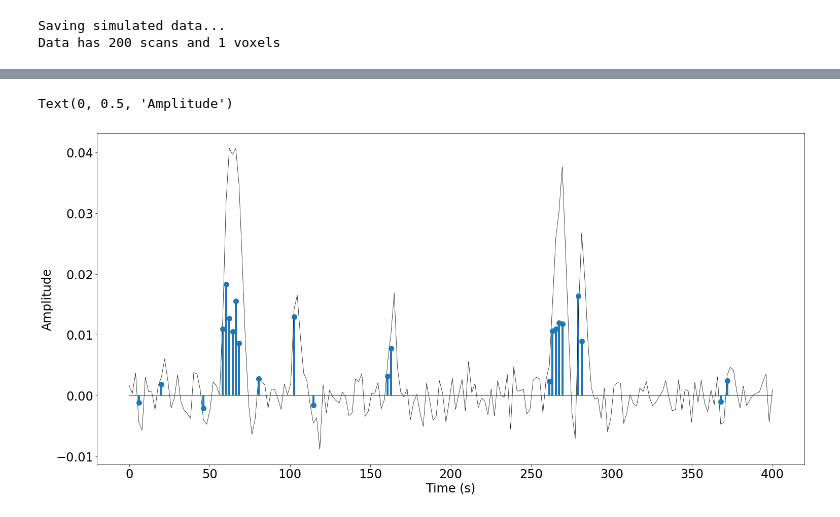
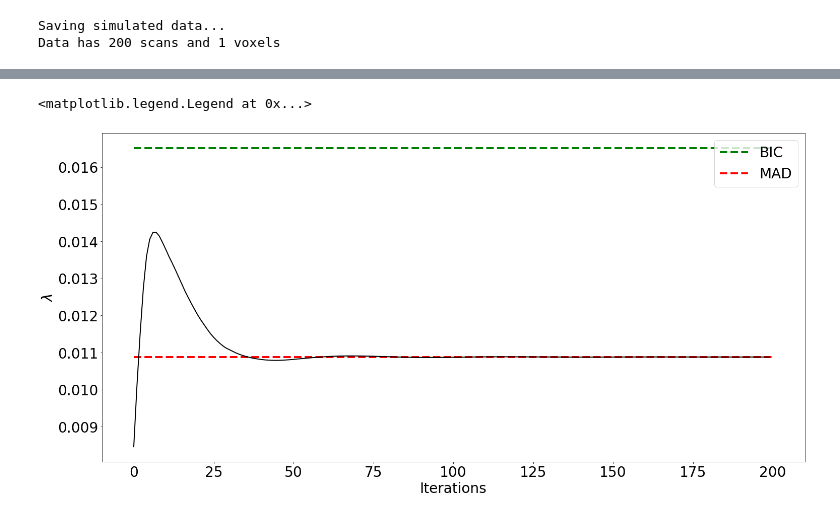
Before and after one commit to eurunuela/pfm_vs_ta, a Jupyter notebook: code/theory_and_methods_plots.ipynb, the cells around one changed output, grey strips where cells are left out. Saved outputs shown, nothing was run; the diff lists cells and outputs as text; code cells hidden in the pictures.

```diff
--- a/code/theory_and_methods_plots.ipynb
+++ b/code/theory_and_methods_plots.ipynb
@@ -138,7 +138,7 @@ sim = fMRIsim()
 # Set parameters
 sim.nvoxels = 1
 sim.te = [35] # Must be a list
-sim.db = 10 # SNR
+sim.db = 3 # SNR
 sim.tr = 2
 sim.duration = 400
 
@@ -279,14 +264,25 @@ Text(0, 0.5, 'Coefficient')
-# %%
-time = np.linspace(0, nscans*2, nscans)
-plot_spikes = ta_spike_coef_path[:, 40].copy()
-plot_spikes[plot_spikes == 0] = np.nan
-plt.figure(figsize=(25,12))
-plt.plot(time, data, color="black", linewidth=0.7)
-markerline, stemlines, baseline = plt.stem(time, plot_spikes, basefmt="")
-plt.setp(stemlines, 'linewidth', 4)
-plt.setp(markerline, markersize = 10)
-plt.xlabel("Time (s)")
-plt.ylabel("Amplitude")
-# %% [output]
-Text(0, 0.5, 'Amplitude')
-[figure, removed]
+# %%
+params['model'] = 'spike'
+params['f_analyze'], params['f_recons'], params['maxeig'] = hrf_filters(params['tr'], condition=params['model'])
+n = params['f_analyze']['num']
+d = params['f_analyze']['den']
+params['NitTemp'] = 200
+
+_, cD1 = wavedec(y, 'db3', level=1, axis=0)
+noise_estimate = np.median(abs(cD1 - np.median(cD1))) / 0.8095
+
+ta_coefs, ta_lambdas = ta(y, params, update_lambda=True, lambd=noise_estimate)
+
+mad_lambda = ta_lambdas[-1]
+mad_lambda_idx = np.where(lambdas_pfm_spike <= mad_lambda)[0][0]
+# %%
+plt.figure(figsize=(25,12))
+plt.plot(ta_lambdas, color="black", linewidth=2)
+plt.hlines(lambdas_pfm_spike[bic_pfm_spike_idx], xmin=0, xmax=200, color="green", linewidth=4, linestyle="--", label="BIC")
+plt.hlines(mad_lambda, xmin=0, xmax=200, color="red", linewidth=4, linestyle="--", label="MAD")
+plt.xlabel("Iterations")
+plt.ylabel("$\lambda$")
+plt.legend()
+# %% [output]
+<matplotlib.legend.Legend at 0x...>
+[figure, added]
```
Also changed, not shown: parts of 7 cells of this notebook, 8 other files.
